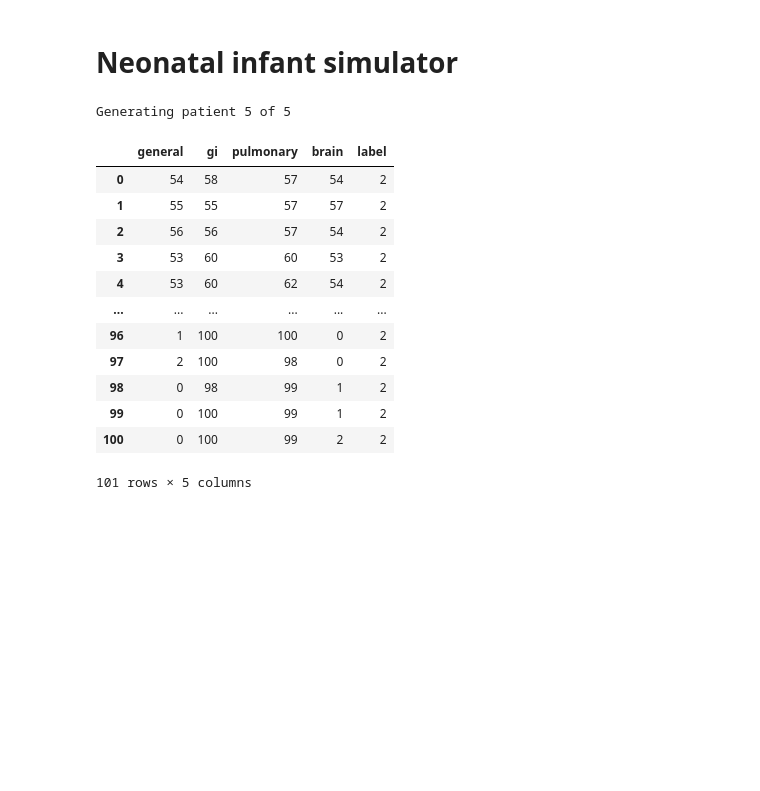
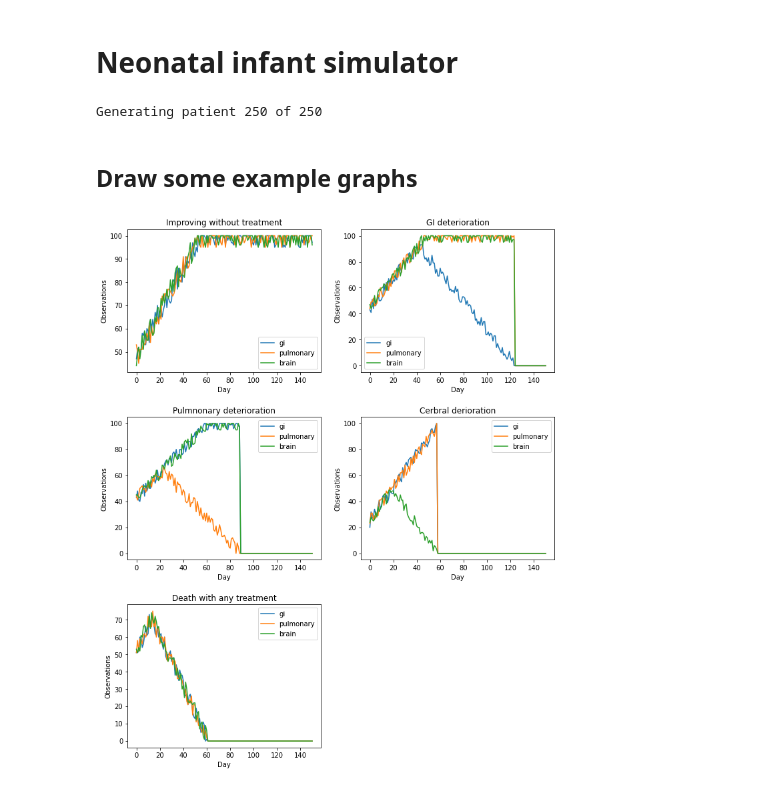
Before and after one commit to MichaelAllen1966/infant_sim, a Jupyter notebook: sim_1/neonatal_infant_sim_1.ipynb, the cells around one changed output. Saved outputs shown, nothing was run; the diff lists cells and outputs as text; code cells hidden in the pictures; blank space fills up the shorter version.

Commit message:
First complete sim - with no treatments

```diff
--- a/sim_1/neonatal_infant_sim_1.ipynb
+++ b/sim_1/neonatal_infant_sim_1.ipynb
@@ -7,26 +10,12 @@ from sim_utils.patient import Patient
 # Set up global variables object
 global_vars = GlobVars()
 # %%
-number_of_patient_records_to_generate = 5
+number_of_patient_records_to_generate = 250
+patient_observations = []
 for i in range(number_of_patient_records_to_generate):
     print (f'\rGenerating patient {i+1} of {number_of_patient_records_to_generate}', end='')
     patient = Patient(global_vars)
     patient.loop_through_days()
+    patient_observations.append(patient.observations)
 # %% [output]
-Generating patient 5 of 5
+Generating patient 250 of 250
-# %%
-patient.observations
-# %% [output]
-|  | general | gi | pulmonary | brain | label |
-| 0 | 54 | 58 | 57 | 54 | 2 |
-| 1 | 55 | 55 | 57 | 57 | 2 |
-| 2 | 56 | 56 | 57 | 54 | 2 |
-| 3 | 53 | 60 | 60 | 53 | 2 |
-| 4 | 53 | 60 | 62 | 54 | 2 |
-| ... | ... | ... | ... | ... | ... |
-| 96 | 1 | 100 | 100 | 0 | 2 |
-| 97 | 2 | 100 | 98 | 0 | 2 |
-| 98 | 0 | 98 | 99 | 1 | 2 |
-| 99 | 0 | 100 | 99 | 1 | 2 |
-| 100 | 0 | 100 | 99 | 2 | 2 |
-101 rows × 5 columns
@@ -32,0 +26,25 @@ patient.observations
+# %% [markdown]
+## Draw some example graphs
+# %%
+fig = plt.figure(figsize=(10,12), facecolor='w')
+for condition in range(6):
+    # Get first patient to match condition
+    for patient_obs in patient_observations:
+        if patient_obs.iloc[0]['condition'] == condition:
+            ax = fig.add_subplot(3,2, condition+1)
+            fields = ['gi', 'pulmonary', 'brain']
+            for field in fields:
+               x = patient_obs.index
+               y =  patient_obs[field]
+               ax.plot(x, y, label = field)
+            ax.legend()
+            title = global_vars.patient_types[condition]
+            ax.set_title(title)
+            ax.set_xlabel('Day')
+            ax.set_ylabel('Observations')
+            break
+plt.tight_layout(pad=2)
+plt.savefig('./output/examples.png', dpi=300)
+plt.show()
+# %% [output]
+[figure, added]
```
Also changed, not shown: parts of 3 cells of this notebook, 4 other files.
